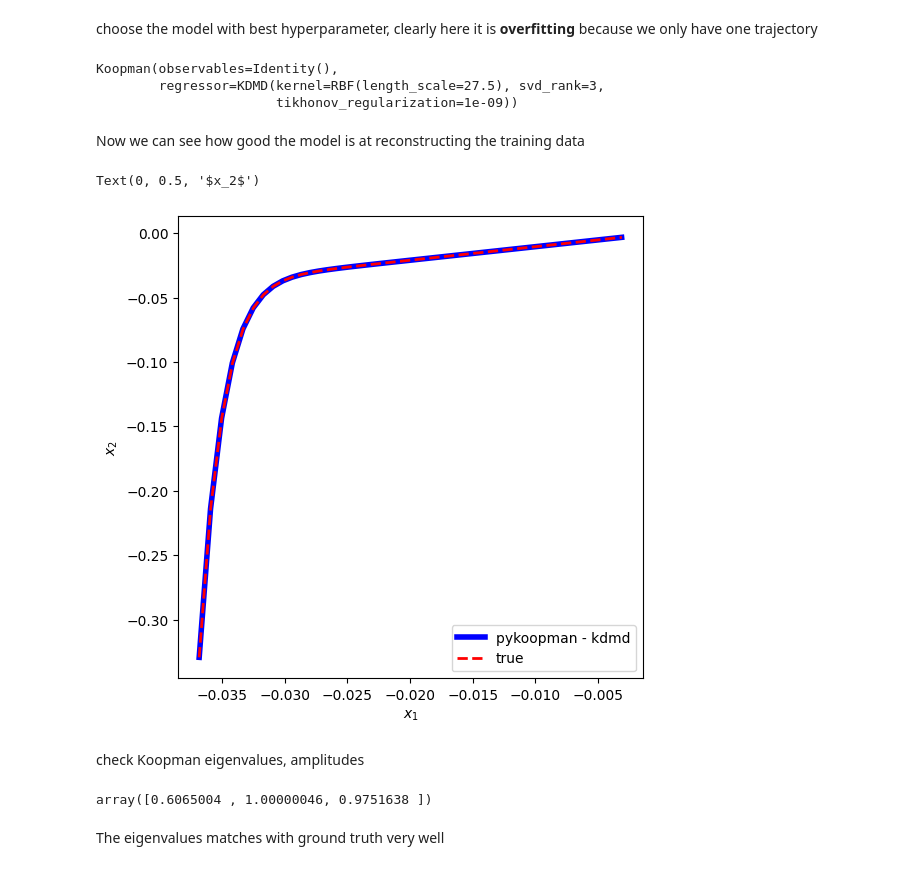
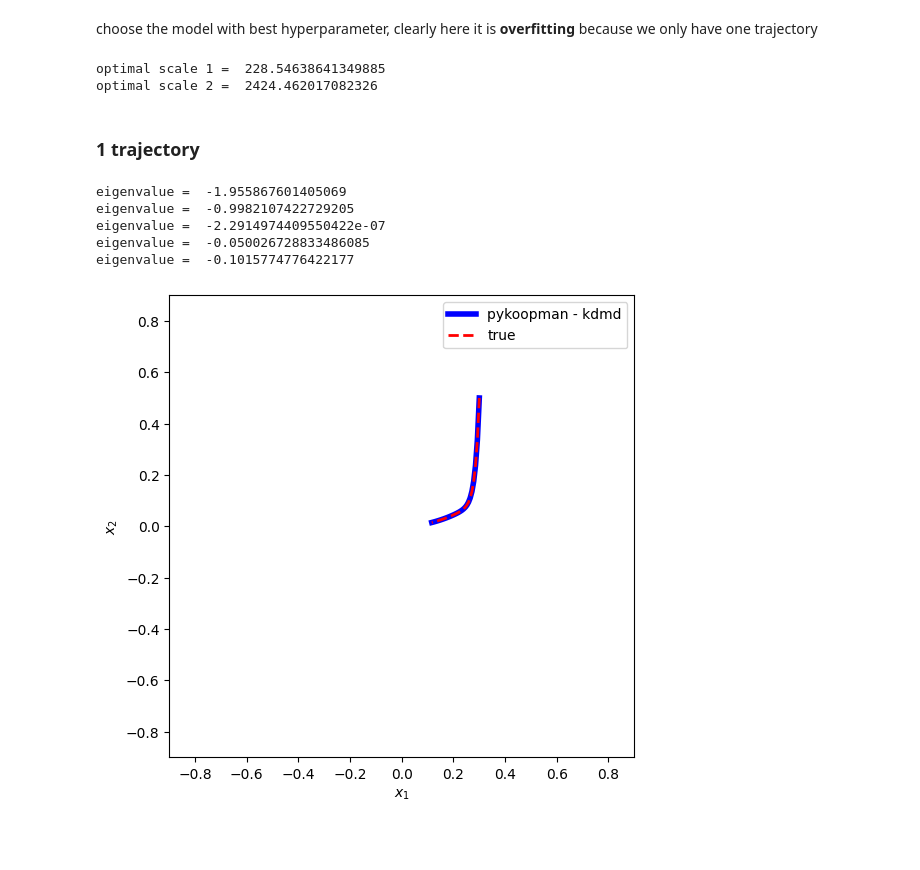
Before and after one commit to dynamicslab/pykoopman, a Jupyter notebook: examples/tutorial_slow_manifold.ipynb, the cells around one changed output. Drawn from its saved outputs; the diff is of its cells as text; code cells hidden in the pictures; blank space fills up the shorter version.

```diff
--- a/examples/tutorial_slow_manifold.ipynb
+++ b/examples/tutorial_slow_manifold.ipynb
@@ -161,18 +268,2 @@ plt.loglog(scale_array, err_list,'-o')
 # %% [markdown]
 choose the model with best hyperparameter, clearly here it is **overfitting** because we only have one trajectory
-# %%
-scale = scale_array[np.argmin(err_list)]
-regressor = KDMD(svd_rank=svd_rank,
-                 kernel=RBF(length_scale=np.sqrt(scale)),
-                 forward_backward=forward_backward,
-                 tikhonov_regularization=tikhonov_regularization
-                )
-
-model = pk.Koopman(regressor=regressor)
-model.fit(X)
-# %% [output]
-Koopman(observables=Identity(),
-        regressor=KDMD(kernel=RBF(length_scale=27.5), svd_rank=3,
-                       tikhonov_regularization=1e-09))
-# %% [markdown]
-Now we can see how good the model is at reconstructing the training data
@@ -188,18 +270,57 @@ X_pred = np.vstack(x_pred_list)
+# %%
+scale_st = scale_array[np.argmin(err_st_list)]
+regressor_st = KDMD(svd_rank=svd_rank,
+                 kernel=RBF(length_scale=np.sqrt(scale_st)),
+                 forward_backward=forward_backward,
+                 tikhonov_regularization=tikhonov_regularization
+                )
+
+scale_2t = scale_array[np.argmin(err_2t_list)]
+regressor_2t = KDMD(svd_rank=svd_rank,
+                 kernel=RBF(length_scale=np.sqrt(scale_2t)),
+                 forward_backward=forward_backward,
+                 tikhonov_regularization=tikhonov_regularization
+                )
+
+model_kdmd_st = pk.Koopman(regressor=regressor_st)
+model_kdmd_2t = pk.Koopman(regressor=regressor_2t)
+
+print('optimal scale 1 = ',scale_st)
+print('optimal scale 2 = ',scale_2t)
+# %% [output]
+optimal scale 1 =  228.54638641349885
+optimal scale 2 =  2424.462017082326
+# %% [markdown]
+### 1 trajectory
 # %%
+model_kdmd_st.fit(data_st_X,data_st_Y)
+
+x0 = data_st_X[:1]
+x_tmp = x0
+x_pred_list = [x_tmp]
+for i in range(n_t-2):
+    x_tmp = model_kdmd_st.predict(x_tmp)
+    x_pred_list.append(x_tmp)
+
+X_pred = np.vstack(x_pred_list)
+
 plt.figure(figsize=(6,6))
 plt.plot(X_pred[:,0], X_pred[:,1],'-b',lw=4,label='pykoopman - kdmd')
-plt.plot(X[:,0],X[:,1],'r--',lw=2,label='true')
+plt.plot(data_st_X[:,0],data_st_X[:,1],'r--',lw=2,label='true')
 plt.legend(loc='best')
 plt.xlabel(r'$x_1$')
 plt.ylabel(r'$x_2$')
+plt.xlim([-0.9,0.9])
+plt.ylim([-0.9,0.9])
+
+# get eigenvalues
+model_kdmd_st.time['dt']=t[1]-t[0]
+for eigval in model_kdmd_st.eigenvalues_continuous:
+    print('eigenvalue = ',eigval)
 # %% [output]
-Text(0, 0.5, '$x_2$')
+eigenvalue =  -1.955867601405069
+eigenvalue =  -0.9982107422729205
+eigenvalue =  -2.2914974409550422e-07
+eigenvalue =  -0.050026728833486085
+eigenvalue =  -0.1015774776422177
-[figure, old version]
+[figure, new version]
-# %% [markdown]
-check Koopman eigenvalues, amplitudes
-# %%
-model.eigenvalues
-# %% [output]
-array([0.6065004 , 1.00000046, 0.9751638 ])
-# %% [markdown]
-The eigenvalues matches with ground truth very well
```
Also changed, not shown: parts of 42 cells of this notebook, 10 other files.
